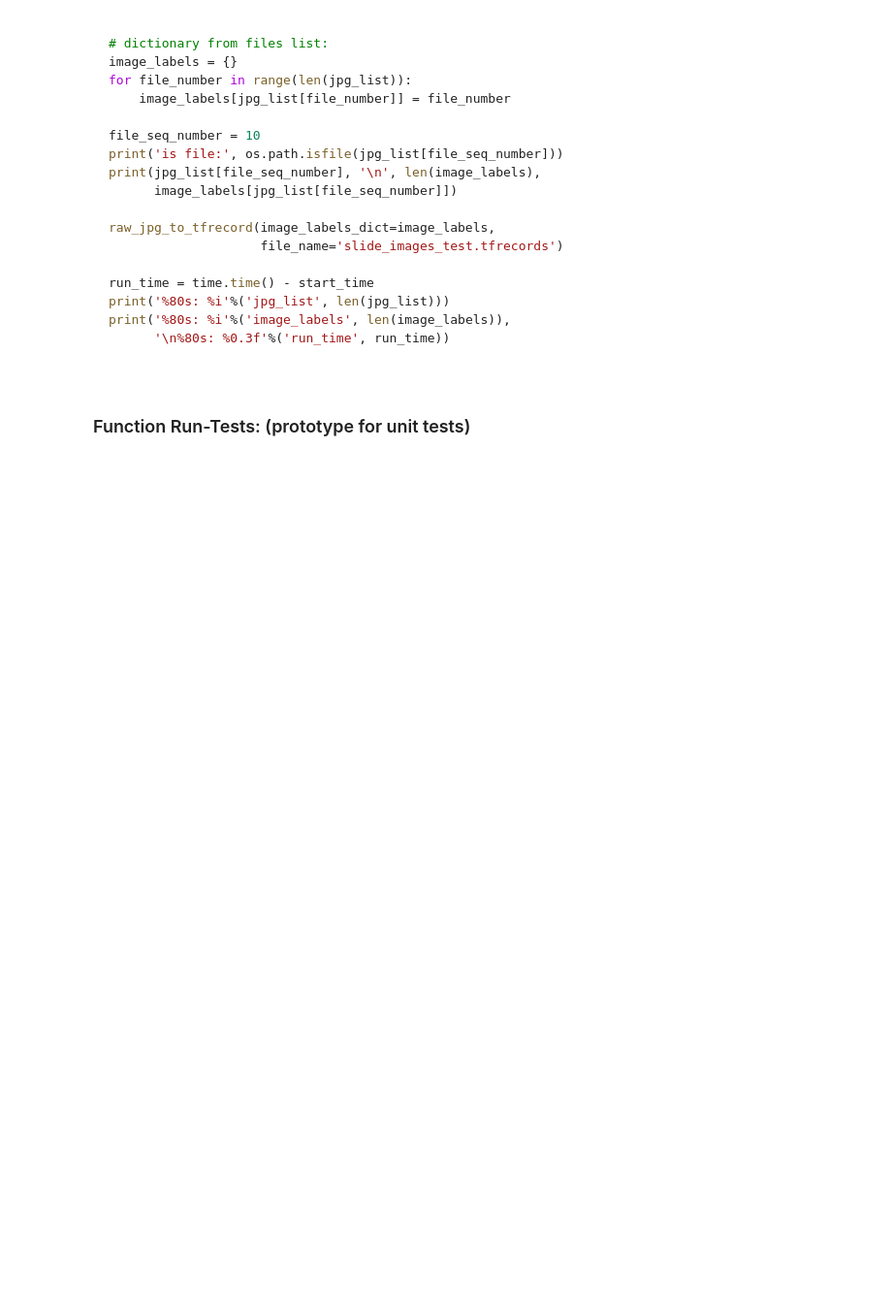
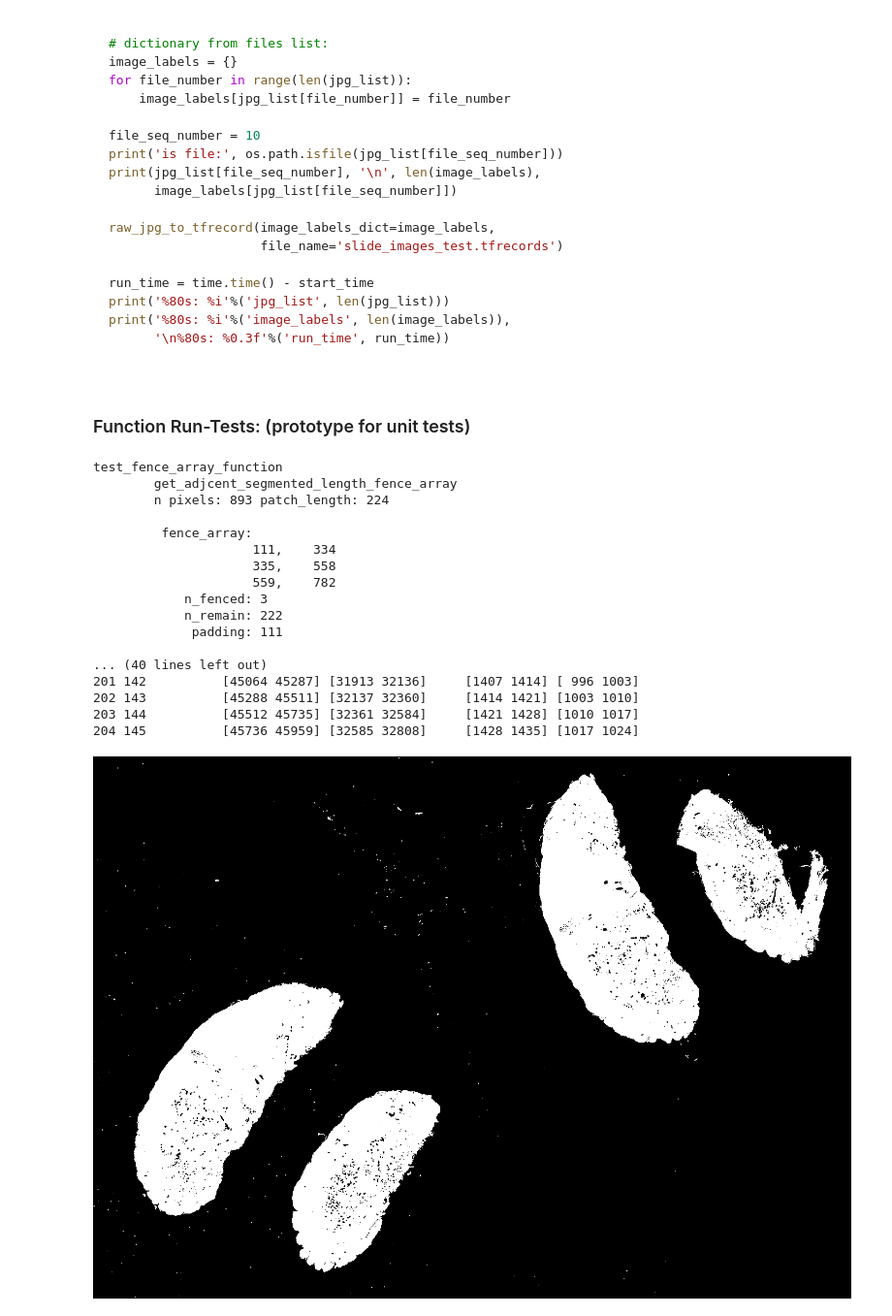
Before and after one commit to quincy-125/DigiPath_MLTK, a Jupyter notebook: notebook_patch_extract/module_study_wsi_sampler_II.ipynb, the cells around one changed output. Shown: that part at 97% size. Saved outputs shown, nothing was run; the diff lists cells and outputs as text; code cells hidden in the pictures; blank space fills up the shorter version.

```diff
--- a/notebook_patch_extract/module_study_wsi_sampler_II.ipynb
+++ b/notebook_patch_extract/module_study_wsi_sampler_II.ipynb
@@ -474,31 +556,50 @@ target_dir = '../../DigiPath_MLTK_data/out_to_test'
 svs_file_name = os.path.join(data_dir, 'CMU-1.svs')
 
 patch_height = 224
 patch_width = 224
 
 masked_dict = get_mask_w_scale_grid(svs_file_name, patch_height, patch_width)
 
 big_r = masked_dict['full_scale_rows_arrays']
 big_c = masked_dict['full_scale_cols_arrays']
 sml_r = masked_dict['thumb_scale_rows_arrays']
 sml_c = masked_dict['thumb_scale_cols_arrays']
 
 thumb_mask = masked_dict['thumb_mask']
 print('\nthumb_mask.size', thumb_mask.size)
 print('\nrows:', big_r.shape, sml_r.shape, '\ncols:', big_c.shape, sml_c.shape, '\n')
 
 n = 0
 n_max = n+5
 print('index\t[R,R] [C,C]\t[r,r] [c,c]')
 for k in range(n, n_max):
     print(k, '\t', big_r[k,:], big_c[k,:], '\t', sml_r[k,:], sml_c[k,:])
 
 n_rows = big_r.shape[0]
 n_cols = big_c.shape[0]
 
 for k in range(n_max, n, -1):
     kr = n_rows - k
     kc = n_cols - k
     print(kr, kc, '\t', big_r[kr,:], big_c[kc,:], '\t', sml_r[kr,:], sml_c[kc,:])
 
-display(thumb_mask)
+ip_display.display(thumb_mask)
+# %% [output]
+test_fence_array_function
+        get_adjcent_segmented_length_fence_array
+        n pixels: 893 patch_length: 224
+
+         fence_array:
+                     111,    334
+                     335,    558
+                     559,    782
+            n_fenced: 3
+            n_remain: 222
+             padding: 111
+
+... (40 lines left out)
+201 142          [45064 45287] [31913 32136]     [1407 1414] [ 996 1003]
+202 143          [45288 45511] [32137 32360]     [1414 1421] [1003 1010]
+203 144          [45512 45735] [32361 32584]     [1421 1428] [1010 1017]
+204 145          [45736 45959] [32585 32808]     [1428 1435] [1017 1024]
+[figure, added]
```
Also changed, not shown: parts of 9 cells of this notebook.
